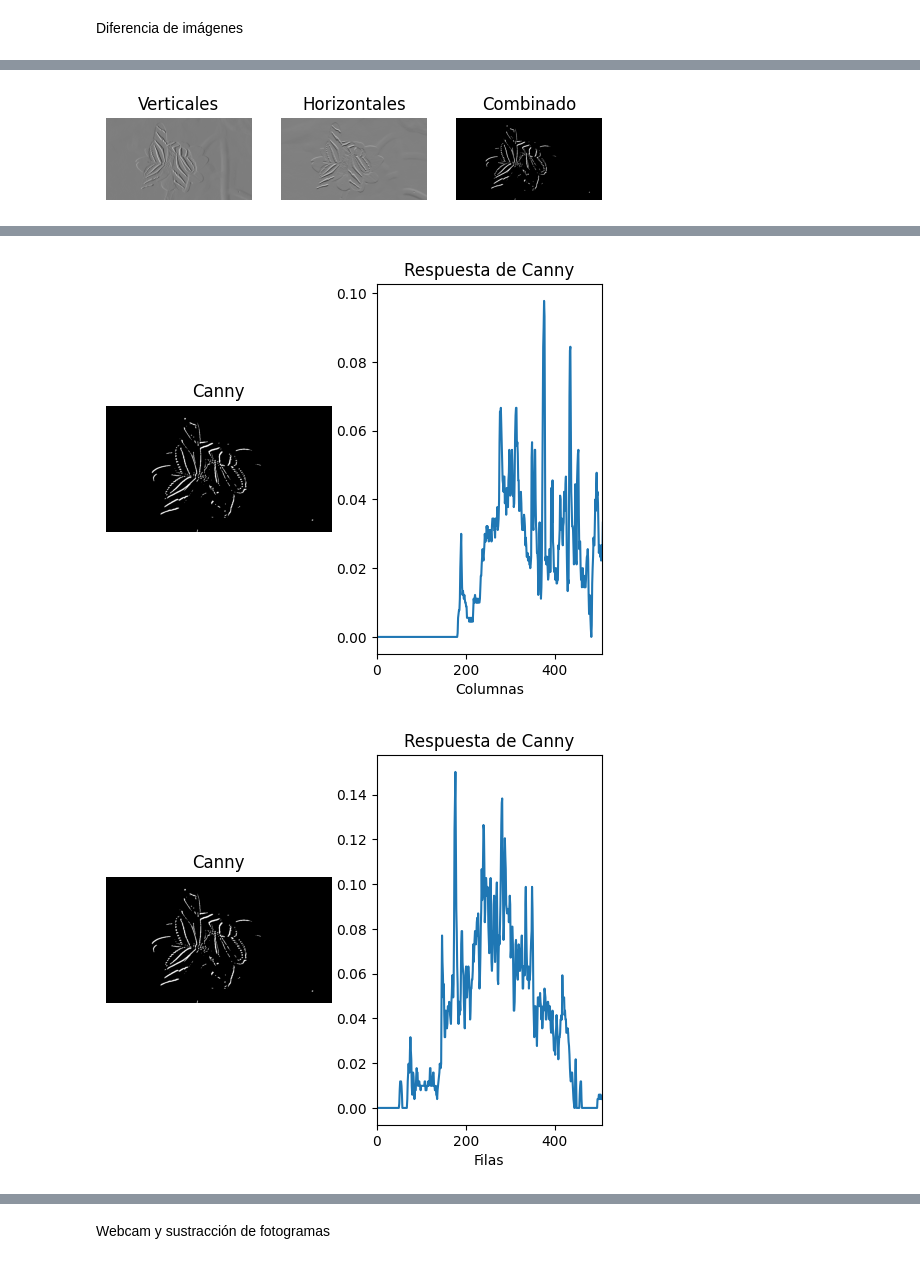
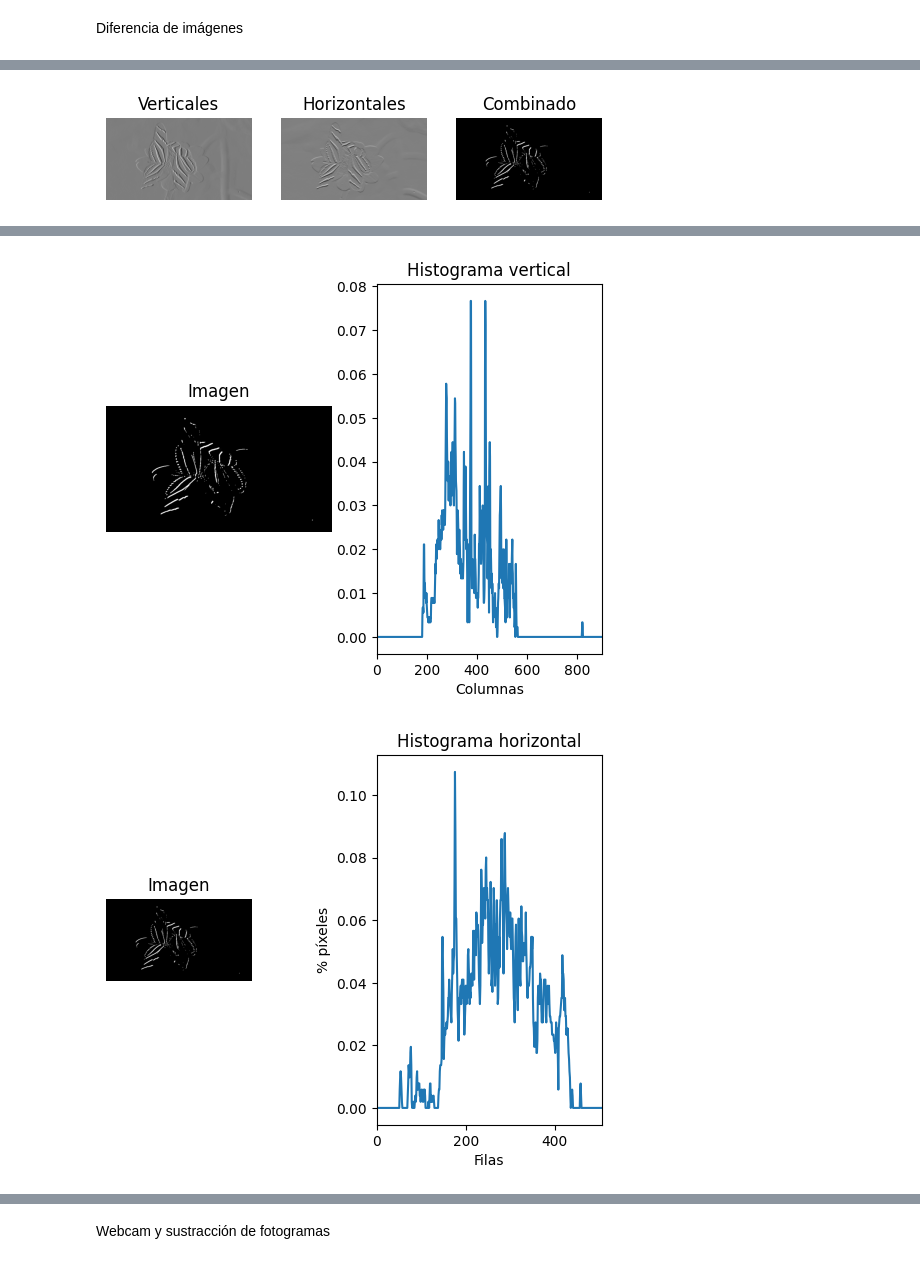
Before and after one commit to VC-ulpgc-JRP-y-SGR/p2-vc, a Jupyter notebook: VC_P2.ipynb, the cells around one changed output, grey strips where cells are left out. Saved outputs shown, nothing was run; the diff lists cells and outputs as text; code cells hidden in the pictures.

```diff
--- a/VC_P2.ipynb
+++ b/VC_P2.ipynb
@@ -67,31 +67,31 @@ plt.show()
 Definida la imagen de salida de Canny, salida 0 o 255, obtiene el número de píxeles no nulos por columna y visualiza
 # %%
 
-def show_histogram_x(canny):
+def show_histogram_x(image):
     #Si muestras el contenido de la imagen resultado, son valores 0 o 255
     #print(canny)
     #Cuenta el número de píxeles blancos (255) por columna
     #Suma los valores de los pixeles por columna
-    col_counts = cv2.reduce(canny, 0, cv2.REDUCE_SUM, dtype=cv2.CV_32SC1)
+    col_counts = cv2.reduce(image, 0, cv2.REDUCE_SUM, dtype=cv2.CV_32SC1)
 
     #Normaliza en base al número de filas y al valor máximo del píxel (255)
     #El resultado será el número de píxeles blancos por columna
-    cols = col_counts[0] / (255 * canny.shape[1])
+    cols = col_counts[0] / (255 * image.shape[1])
 
     #Muestra dicha cuenta gráficamente
     plt.figure()
     plt.subplot(1, 2, 1)
     plt.axis("off")
-    plt.title("Canny")
-    plt.imshow(canny, cmap='gray')
+    plt.title("Imagen")
+    plt.imshow(image, cmap='gray')
 
     plt.subplot(1, 2, 2)
-    plt.title("Respuesta de Canny")
+    plt.title("Histograma vertical")
     plt.xlabel("Columnas")
     plt.ylabel("% píxeles")
     plt.plot(cols)
     #Rango en x definido por las columnas
-    plt.xlim([0, canny.shape[0]])
+    plt.xlim([0, image.shape[1]])
 
 show_histogram_x(canny)
 # %% [output]
@@ -99,24 +99,24 @@ show_histogram_x(canny)
 # %% [markdown]
 TAREA: Realiza la cuenta de píxeles blancos por filas, determina el máximo para filas y columnas (uno para cada) y muestra el número de valores que superan en cada caso 0.95*máximo.
 # %%
-def show_histogram_y(canny):
-    row_counts = cv2.reduce(canny, 1, cv2.REDUCE_SUM, dtype=cv2.CV_32SC1)
+def show_histogram_y(image):
+    row_counts = cv2.reduce(image, 1, cv2.REDUCE_SUM, dtype=cv2.CV_32SC1)
     rows = row_counts / (255 * canny.shape[0])
 
     # Muestra dicha cuenta gráficamente
     plt.figure()
-    plt.subplot(1, 2, 1)
+    plt.subplot(1, 3, 1)
     plt.axis("off")
-    plt.title("Canny")
-    plt.imshow(canny, cmap='gray')
+    plt.title("Imagen")
+    plt.imshow(image, cmap='gray')
 
     plt.subplot(1, 2, 2)
-    plt.title("Respuesta de Canny")
+    plt.title("Histograma horizontal")
     plt.xlabel("Filas")
     plt.ylabel("% píxeles")
     plt.plot(rows)
     # Rango en x definido por las columnas
-    plt.xlim([0, canny.shape[0]])
+    plt.xlim([0, image.shape[0]])
 
 show_histogram_y(canny)
 # %% [output]
@@ -279,7 +279,7 @@ sobel_y = cv2.Sobel(smoothed_image, cv2.CV_64F, 0, 1)
 sobel_magnitude = cv2.add(sobel_x, sobel_y)
 
 # Define a threshold value
-threshold_value = 100
+threshold_value = 150
 
 # Threshold the Sobel magnitude image
 _, thresholded_image = cv2.threshold(sobel_magnitude, threshold_value, 255, cv2.THRESH_BINARY)
@@ -350,5 +350,5 @@ show_histogram_y(thresholded_image)
-[figure, old version]
+[figure, new version]
-[figure, old version]
+[figure, new version]
 # %%
 import cv2
 import numpy as np
```
Also changed, not shown: parts of 6 cells of this notebook.
